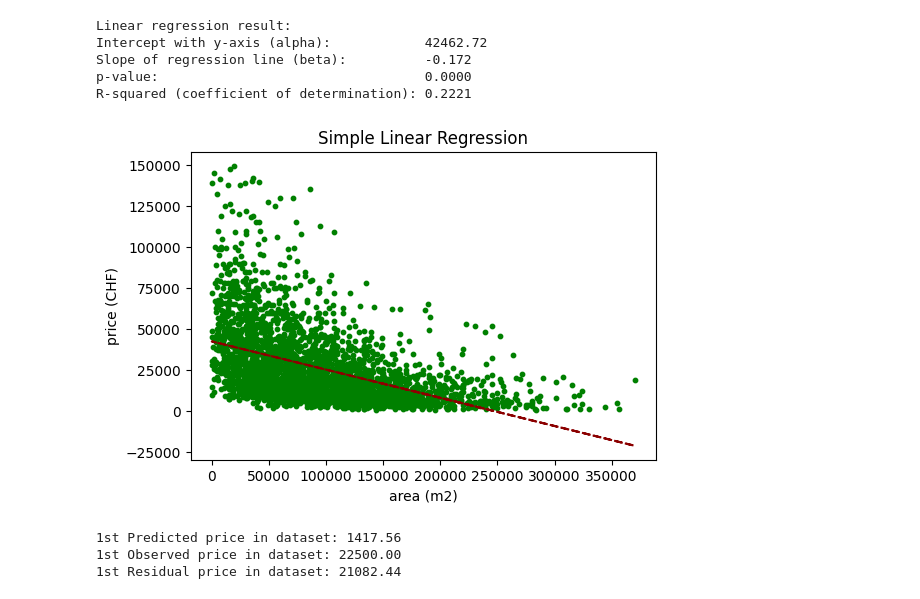
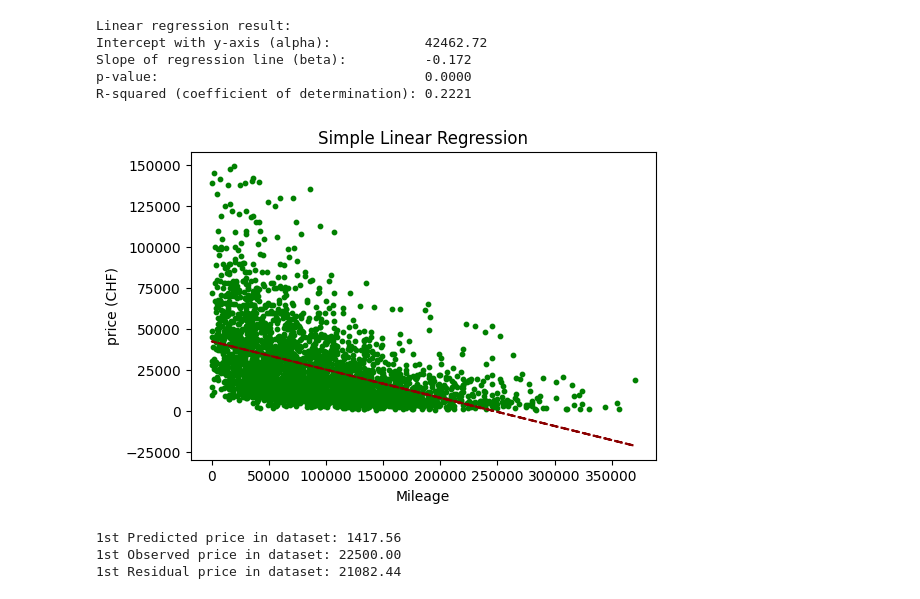
Before and after one commit to mrohner002/python_machine_learning_basics, a Jupyter notebook: Linear_Regression/linear_regression_car.ipynb, the cells around one changed output. Drawn from its saved outputs; the diff is of its cells as text; code cells hidden in the pictures.

```diff
--- a/Linear_Regression/linear_regression_car.ipynb
+++ b/Linear_Regression/linear_regression_car.ipynb
@@ -113,22 +113,22 @@ R-squared (coefficient of determination): 0.2221
 # %%
 # Function to calculate model predictions
 def myfunc(x):
     return slope * x + intercept
 
 # Apply myfunc() to x, i.e. make predictions
 mymodel = pd.Series(map(myfunc, X_train))
 
 # Scatterplot with regression line
 plt.figure(figsize=(6,4))
 plt.scatter(X_train, y_train, s=10, color='green')
 plt.plot(X_train, mymodel, color='darkred', linestyle='dashed')
 plt.title('Simple Linear Regression')
-plt.xlabel('area (m2)')
+plt.xlabel('Mileage')
 plt.ylabel('price (CHF)')
 
 plt.show()
 # %% [output]
-[figure, old version]
+[figure, new version]
 # %%
 # Calculate model residuals for train data
 residuals = y_train - mymodel
```
Also changed, not shown: parts of 1 cell of this notebook, 3 other files.
